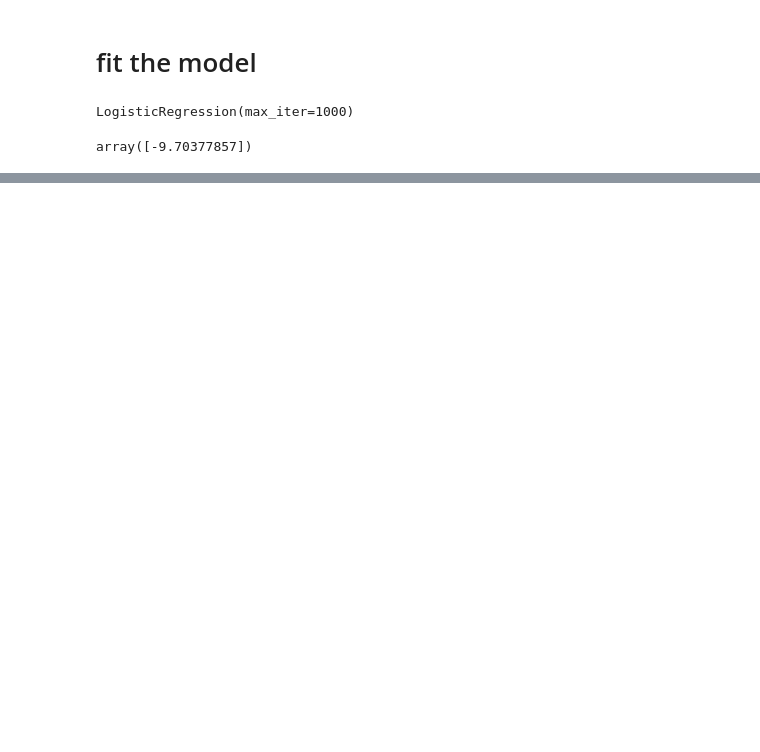
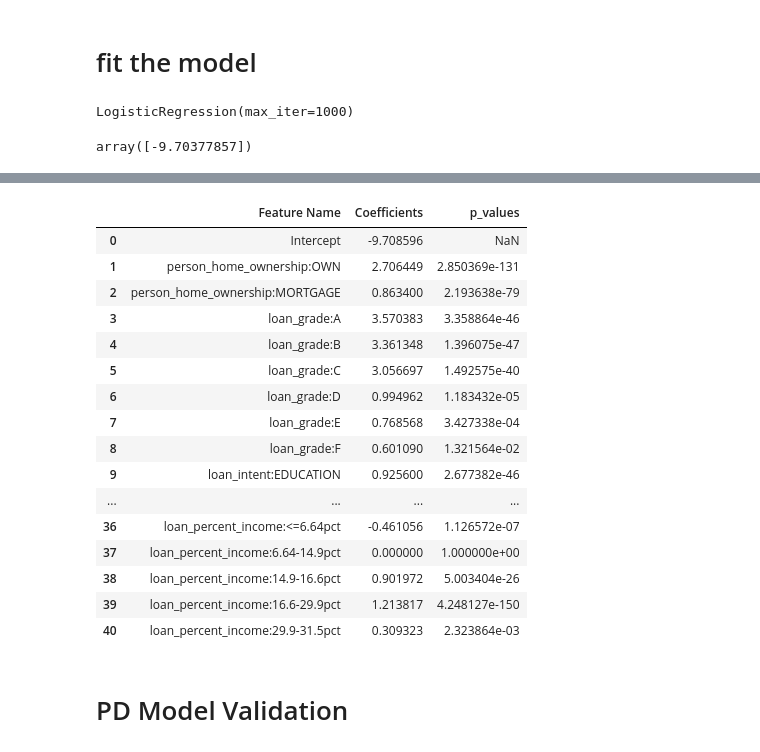
Before and after one commit to harryzyz/CreditRiskDemo, a Jupyter notebook: case1/PDmodeling.ipynb, the cells around one changed output, grey strips where cells are left out. Drawn from its saved outputs; the diff is of its cells as text; code cells hidden in the pictures; blank space fills up the shorter version.

Commit message:
PD modeling

```diff
--- a/case1/PDmodeling.ipynb
+++ b/case1/PDmodeling.ipynb
@@ -141,0 +362,6 @@ array([-9.70377857])
+# %%
+reg2 = LogisticRegression_with_p_values()
+# %%
+reg2.fit(X_train, y_train)
+# %%
+feature_name = X_train.columns.values
@@ -141,0 +372,7 @@ array([-9.70377857])
+# %%
+summary_table = pd.DataFrame(columns=['Feature Name'], data=feature_name)
+summary_table['Coefficients'] = np.transpose(reg2.coef_)
+summary_table.index = summary_table.index + 1
+summary_table.loc[0] = ['Intercept', reg2.intercept_[0]]
+summary_table = summary_table.sort_index()
+summary_table.head()
@@ -141,0 +397,25 @@ array([-9.70377857])
+# %%
+p_values = reg2.p_values
+p_values = np.append(np.nan, np.array(p_values))
+summary_table['p_values'] = p_values
+summary_table
+# %% [output]
+|  | Feature Name | Coefficients | p_values |
+| 0 | Intercept | -9.708596 | NaN |
+| 1 | person_home_ownership:OWN | 2.706449 | 2.850369e-131 |
+| 2 | person_home_ownership:MORTGAGE | 0.863400 | 2.193638e-79 |
+| 3 | loan_grade:A | 3.570383 | 3.358864e-46 |
+| 4 | loan_grade:B | 3.361348 | 1.396075e-47 |
+| 5 | loan_grade:C | 3.056697 | 1.492575e-40 |
+| 6 | loan_grade:D | 0.994962 | 1.183432e-05 |
+| 7 | loan_grade:E | 0.768568 | 3.427338e-04 |
+| 8 | loan_grade:F | 0.601090 | 1.321564e-02 |
+| 9 | loan_intent:EDUCATION | 0.925600 | 2.677382e-46 |
+| ... | ... | ... | ... |
+| 36 | loan_percent_income:<=6.64pct | -0.461056 | 1.126572e-07 |
+| 37 | loan_percent_income:6.64-14.9pct | 0.000000 | 1.000000e+00 |
+| 38 | loan_percent_income:14.9-16.6pct | 0.901972 | 5.003404e-26 |
+| 39 | loan_percent_income:16.6-29.9pct | 1.213817 | 4.248127e-150 |
+| 40 | loan_percent_income:29.9-31.5pct | 0.309323 | 2.323864e-03 |
+# %% [markdown]
+# PD Model Validation
```
Also changed, not shown: parts of 48 cells of this notebook, 2 other files.
